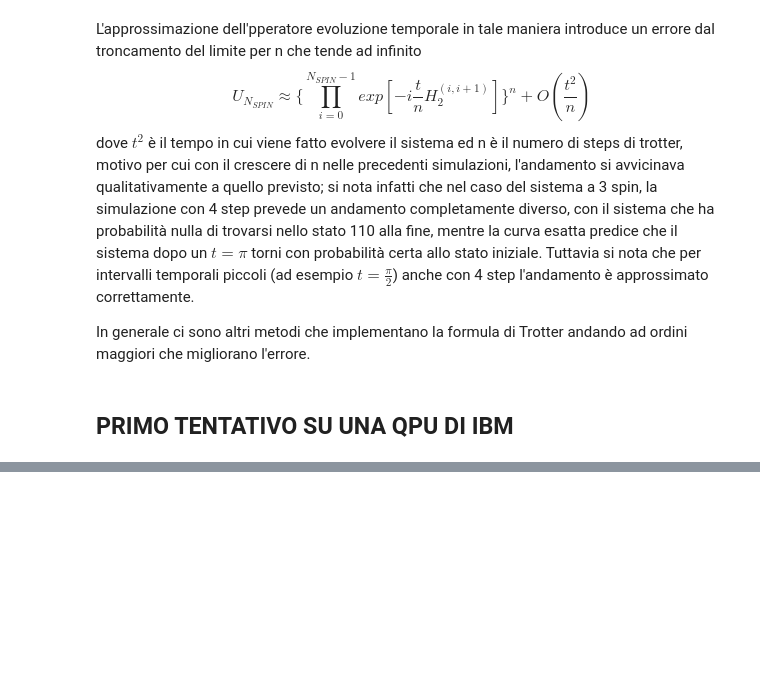
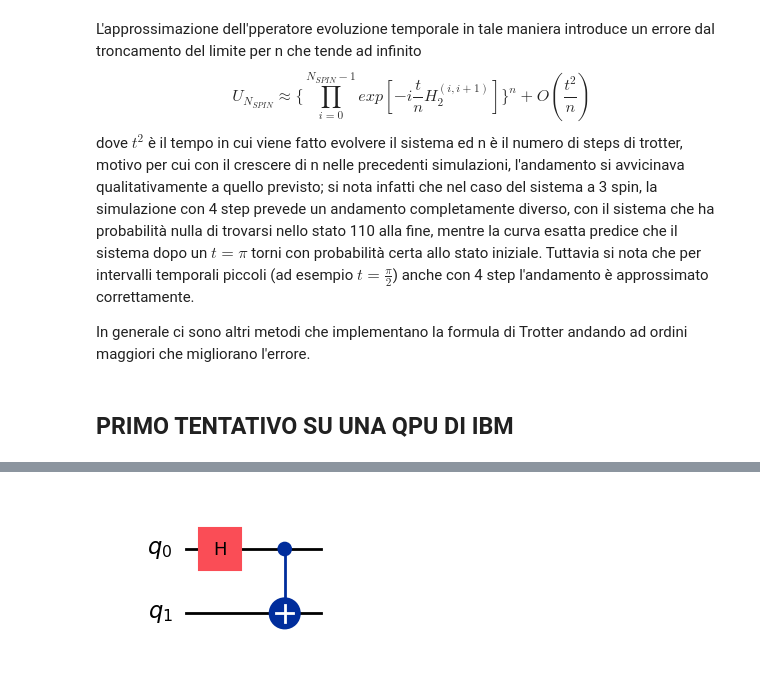
Before and after one commit to qismib/TETrIs, a Jupyter notebook: notebooks/first_exercise.ipynb, the cells around one changed output, grey strips where cells are left out. Saved outputs shown, nothing was run; the diff lists cells and outputs as text; code cells hidden in the pictures; blank space fills up the shorter version.

Commit message:
added "errors "
trotter steps error
time error
some circuit drawings

```diff
--- a/notebooks/first_exercise.ipynb
+++ b/notebooks/first_exercise.ipynb
@@ -534,3 +534,10 @@ In generale ci sono altri metodi che implementano la formula di Trotter andando
 # %% [markdown]
 Provando ad inserire lo stesso codice e facendolo eseguire su una QPU reale, si nota che il noise strumentale influisce in modo importante sul risultato, pertanto per avere un miglior risultato su QPU serve implementare dei metodi di attenuazione del rumore, i quali sono implementabili tramite delle funzioni high-level di Qiskit.
 ![qpu_110_steps_noise.png](attachment:24e39b7e-e4fd-4690-b1bc-080a88b8df0b.png)
+# %%
+qc = QuantumCircuit(2)
+qc.h(0)
+qc.cx(0, 1)
+qc.draw(output='mpl', filename='../circuit_drawing/bell_state.png')
+# %% [output]
+[figure, added]
```
Also changed, not shown: parts of 3 cells of this notebook, 7 other files.
